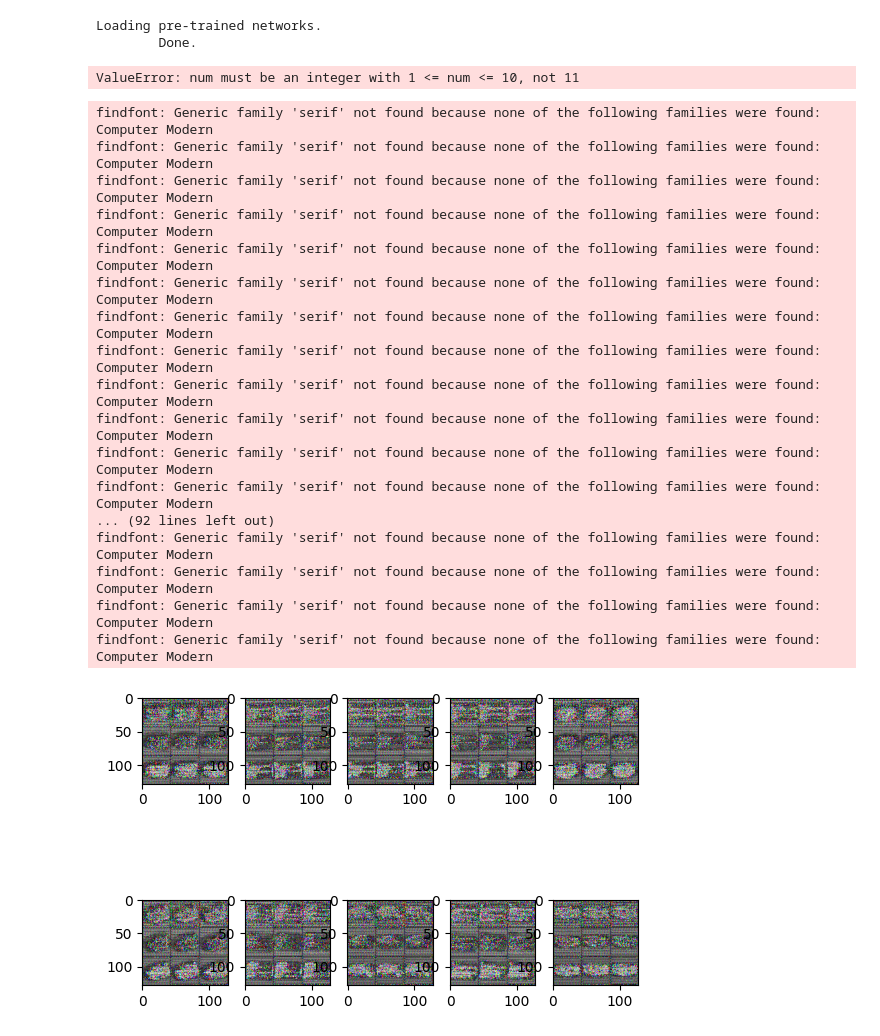
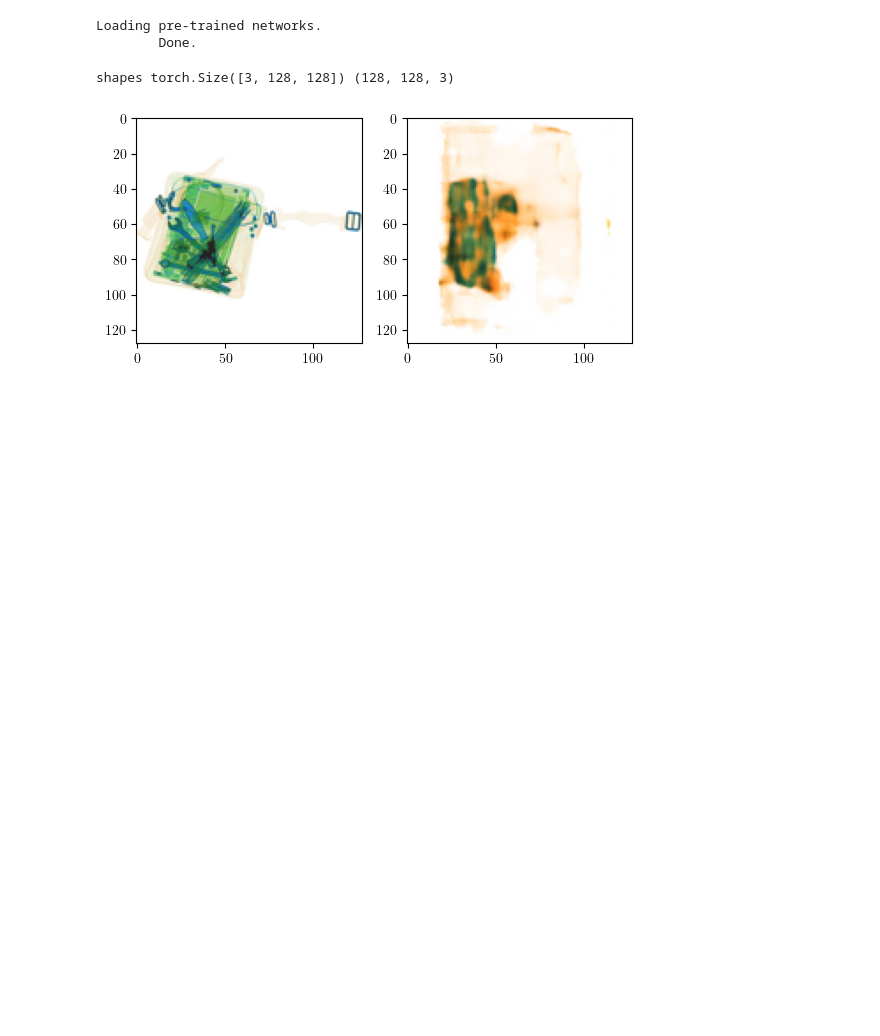
Before and after one commit to Redcof/skip-ganomaly, a Jupyter notebook: Inference.ipynb, the cells around one changed output. Cells and saved outputs as stored; diff of their text form; code cells hidden in the pictures; blank space fills up the shorter version.

Commit message:
inference.test.greyscale

```diff
--- a/Inference.ipynb
+++ b/Inference.ipynb
@@ -68,0 +104,6 @@ opt = Option()
+# %%
+"dataset/sample/train/0.normal/P00080.jpg"
+img = cv2.imread("dataset/sample/test/1.abnormal/P00549.jpg")
+img = cv2.cvtColor(img, cv2.COLOR_BGR2RGB)
+plt.imshow(img)
+plt.show()
@@ -68,0 +112,18 @@ opt = Option()
+# %%
+from PIL import Image
+from lib.data.sixray_sd3_anomaly_dataset import get_transforms
+from torchvision import transforms
+import numpy as np
+# conver cv to PIL
+pil_im = Image.fromarray(img)
+# transform
+X = get_transforms((imsize, imsize))(pil_im)
+# inverse transform
+np_img = inverse_normalize_tensor(X, (0.5,0.5,0.5),(0.5,0.5,0.5))
+# show image
+plt.subplot(1,2,1)
+plt.imshow(np_img)
+
+plt.subplot(1,2,2)
+plt.imshow(tensor_to_cv(X))
+plt.show()
@@ -77,30 +143,17 @@ model = load_model(opt, None)
 Loading pre-trained networks.
         Done.
 # %%
-for idx, (X,y) in enumerate(data.train):
-    fakeX = model.netg(X)
-    img = (fakeX.detach().cpu().reshape((128,128,3)).numpy()*255).astype("uint8")
-    plt.subplot(2, 5, idx+1)
-    plt.imshow(img)
+# forward pass thru generator
+fakeX_batch= model.netg(X.reshape(1, 3, imsize, imsize))[0].data
+# inverse-normalize the generated image to RGB domain
+np_img_fake = inverse_normalize_tensor(fakeX_batch[0], (0.5,0.5,0.5),(0.5,0.5,0.5))
 
+plt.subplot(1, 2, 1)
+plt.imshow(tensor_to_cv(X))
+
+plt.subplot(1, 2, 2)
+plt.imshow(np_img_fake)
 plt.show()
 # %% [output]
-ValueError: num must be an integer with 1 <= num <= 10, not 11
+shapes torch.Size([3, 128, 128]) (128, 128, 3)
-findfont: Generic family 'serif' not found because none of the following families were found: Computer Modern
-findfont: Generic family 'serif' not found because none of the following families were found: Computer Modern
-findfont: Generic family 'serif' not found because none of the following families were found: Computer Modern
-findfont: Generic family 'serif' not found because none of the following families were found: Computer Modern
-findfont: Generic family 'serif' not found because none of the following families were found: Computer Modern
-findfont: Generic family 'serif' not found because none of the following families were found: Computer Modern
-findfont: Generic family 'serif' not found because none of the following families were found: Computer Modern
-findfont: Generic family 'serif' not found because none of the following families were found: Computer Modern
-findfont: Generic family 'serif' not found because none of the following families were found: Computer Modern
-findfont: Generic family 'serif' not found because none of the following families were found: Computer Modern
-findfont: Generic family 'serif' not found because none of the following families were found: Computer Modern
-findfont: Generic family 'serif' not found because none of the following families were found: Computer Modern
-... (92 lines left out)
-findfont: Generic family 'serif' not found because none of the following families were found: Computer Modern
-findfont: Generic family 'serif' not found because none of the following families were found: Computer Modern
-findfont: Generic family 'serif' not found because none of the following families were found: Computer Modern
-findfont: Generic family 'serif' not found because none of the following families were found: Computer Modern
-[figure, old version]
+[figure, new version]
```
Also changed, not shown: parts of 8 cells of this notebook, 5 other files.
